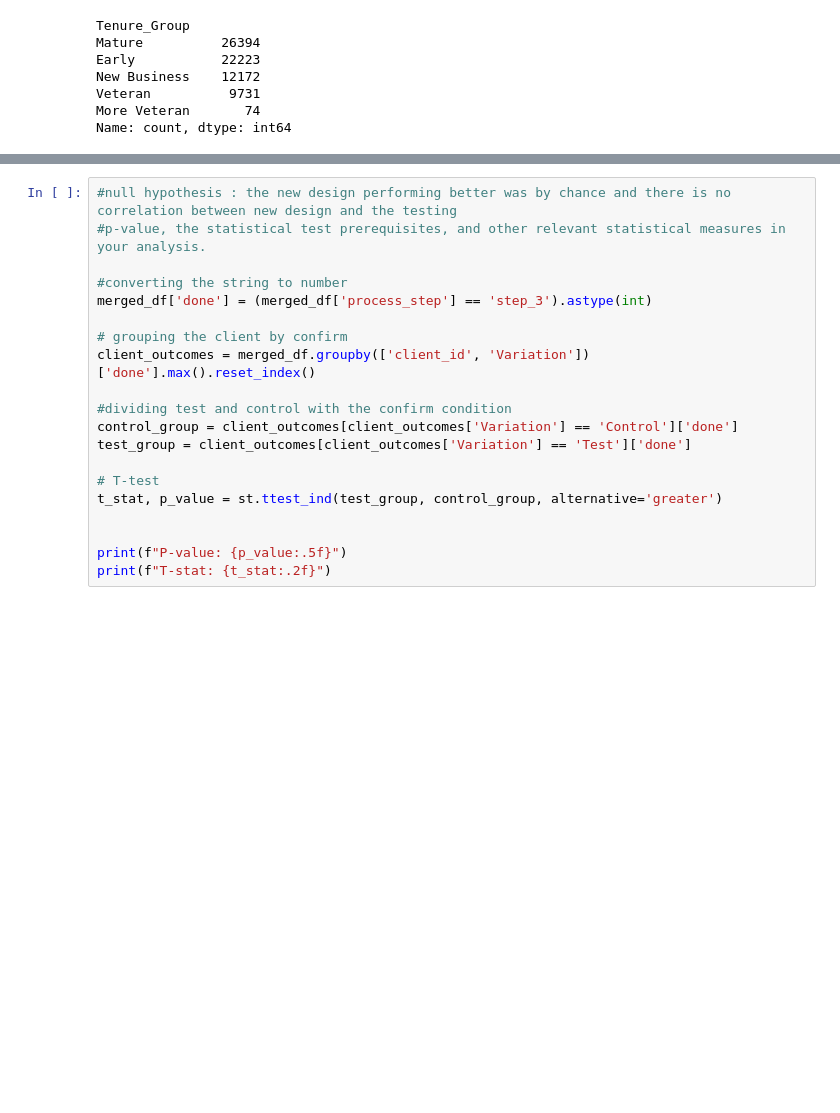
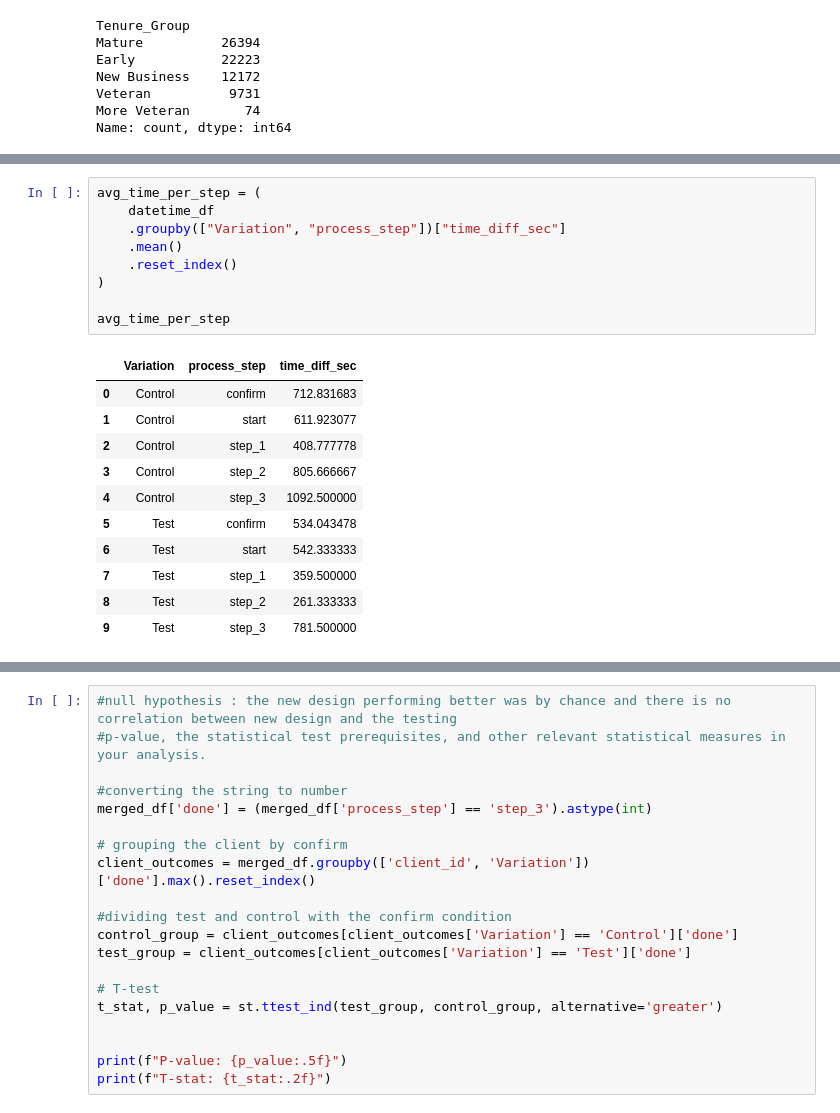
Before and after one commit to Ou-Hai/vanguard-ab-test, a Jupyter notebook: notebooks/Notebook_Ako.ipynb, the cells around one changed output, grey strips where cells are left out. Saved outputs shown, nothing was run; the diff lists cells and outputs as text; blank space fills up the shorter version.

```diff
--- a/notebooks/Notebook_Ako.ipynb
+++ b/notebooks/Notebook_Ako.ipynb
@@ -338,0 +352,21 @@ df_web
+# %%
+avg_time_per_step = (
+    datetime_df
+    .groupby(["Variation", "process_step"])["time_diff_sec"]
+    .mean()
+    .reset_index()
+)
+
+avg_time_per_step
+# %% [output]
+|  | Variation | process_step | time_diff_sec |
+| 0 | Control | confirm | 712.831683 |
+| 1 | Control | start | 611.923077 |
+| 2 | Control | step_1 | 408.777778 |
+| 3 | Control | step_2 | 805.666667 |
+| 4 | Control | step_3 | 1092.500000 |
+| 5 | Test | confirm | 534.043478 |
+| 6 | Test | start | 542.333333 |
+| 7 | Test | step_1 | 359.500000 |
+| 8 | Test | step_2 | 261.333333 |
+| 9 | Test | step_3 | 781.500000 |
```
Also changed, not shown: parts of 22 cells of this notebook.
